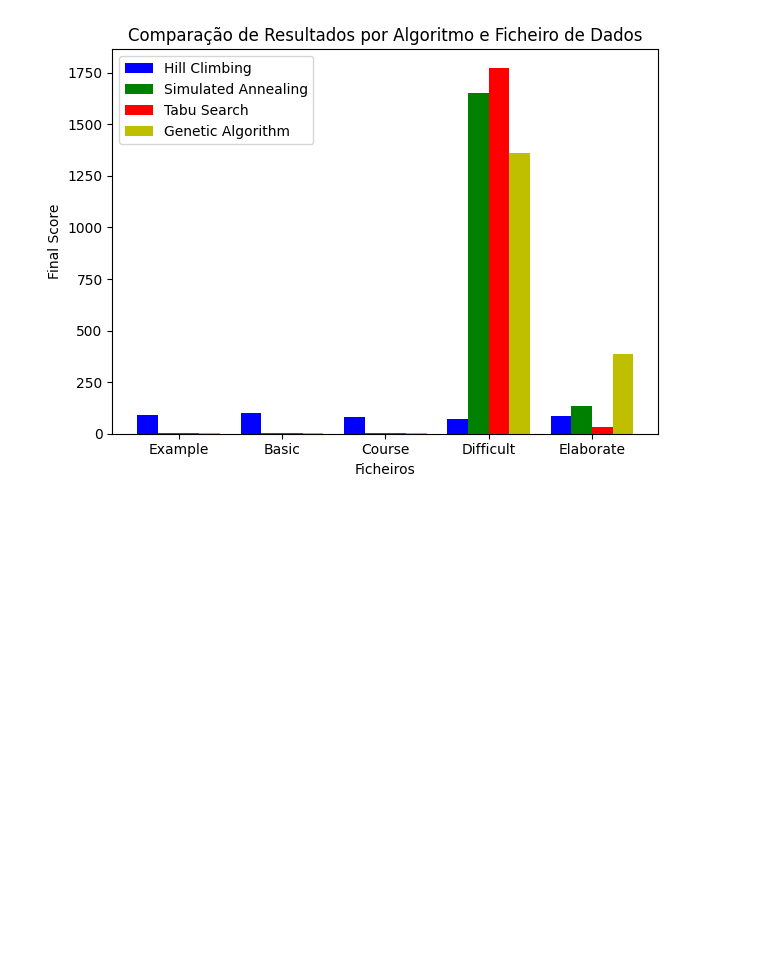
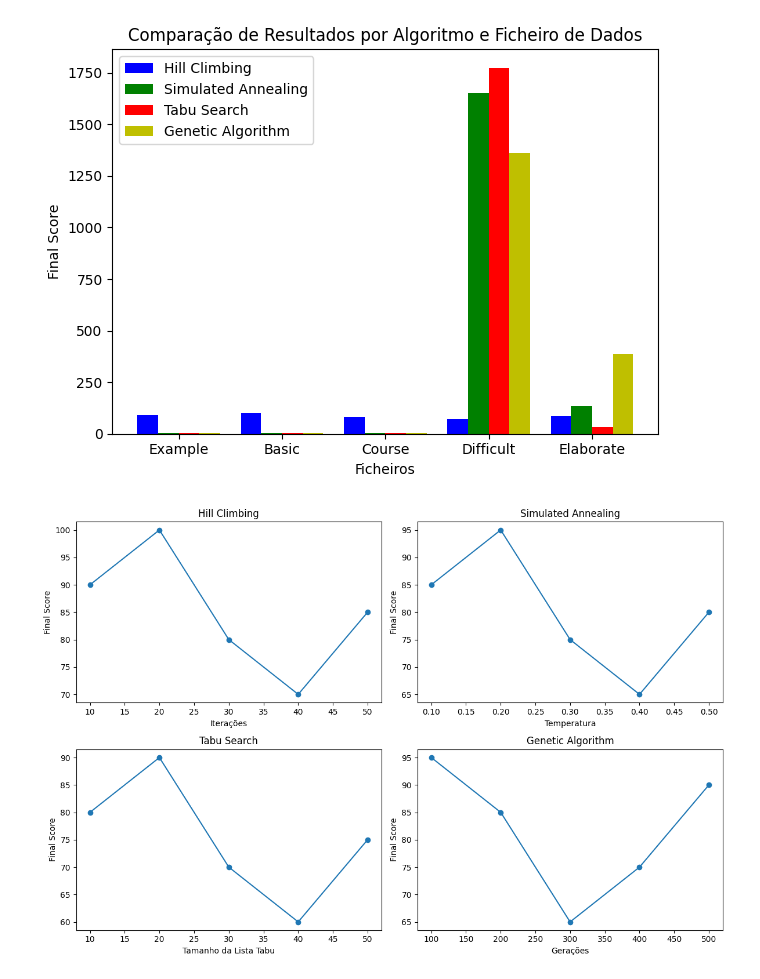
Before and after one commit to eduardooliveiraps/InteligenciaArtificial-A1, a Jupyter notebook: results/results.ipynb, the cells around one changed output. Saved outputs shown, nothing was run; the diff lists cells and outputs as text; code cells hidden in the pictures; blank space fills up the shorter version.

```diff
--- a/results/results.ipynb
+++ b/results/results.ipynb
@@ -34,3 +34,27 @@ plt.tight_layout()
 plt.show()
 # %% [output]
 [figure]
+# %%
+import matplotlib.pyplot as plt
+
+# Dados dos resultados
+algoritmos = ['Hill Climbing', 'Simulated Annealing', 'Tabu Search', 'Genetic Algorithm']
+parametros_principais = ['Iterações', 'Temperatura', 'Tamanho da Lista Tabu', 'Gerações']
+valores_parametros = [[10, 20, 30, 40, 50], [0.1, 0.2, 0.3, 0.4, 0.5], [10, 20, 30, 40, 50], [100, 200, 300, 400, 500]]
+dados_final_score = [[90, 100, 80, 70, 85], [85, 95, 75, 65, 80], [80, 90, 70, 60, 75], [95, 85, 65, 75, 90]]
+
+# Configuração do gráfico
+fig, axs = plt.subplots(2, 2, figsize=(12, 8))  # 2 linhas, 2 colunas
+
+for i in range(2):  # Linhas
+    for j in range(2):  # Colunas
+        idx = i * 2 + j
+        axs[i, j].plot(valores_parametros[idx], dados_final_score[idx], marker='o')
+        axs[i, j].set_title(algoritmos[idx])
+        axs[i, j].set_xlabel(parametros_principais[idx])
+        axs[i, j].set_ylabel('Final Score')
+
+plt.tight_layout()
+plt.show()
+# %% [output]
+[figure, added]
```
